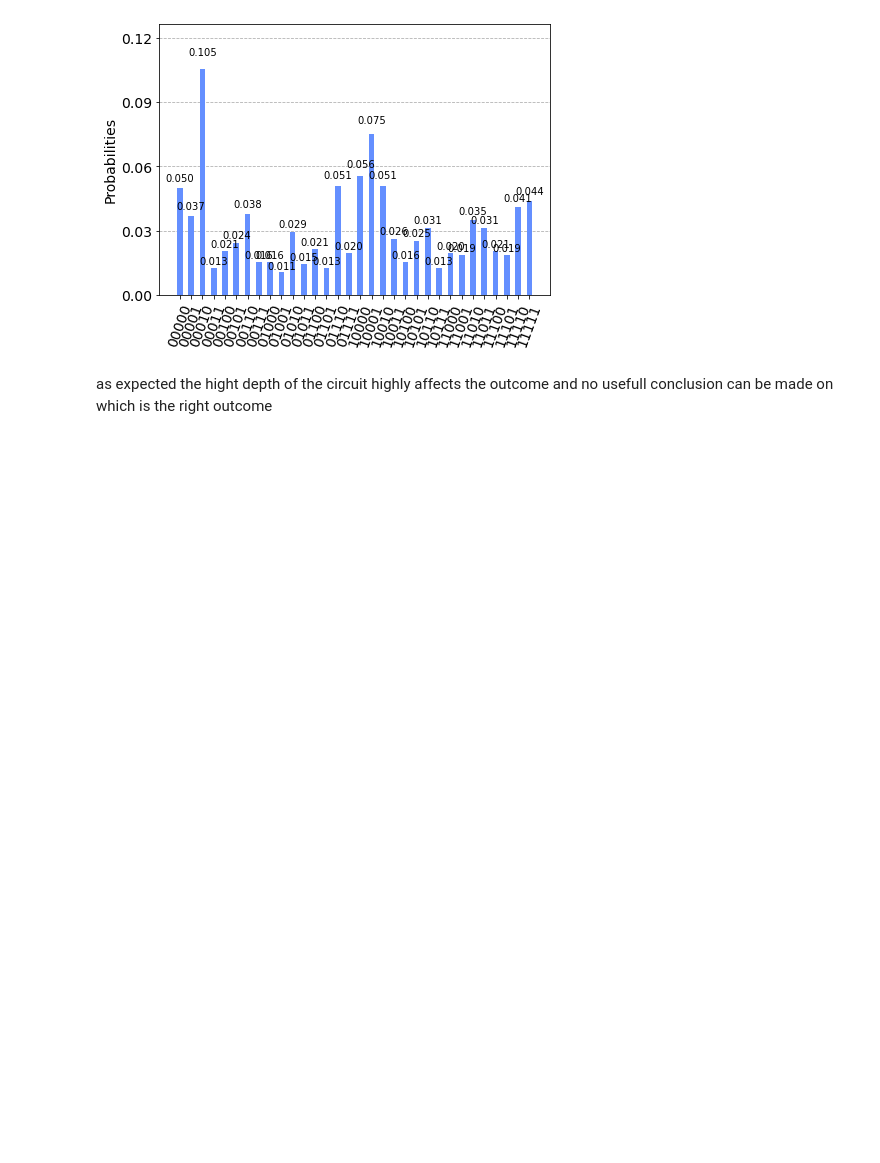
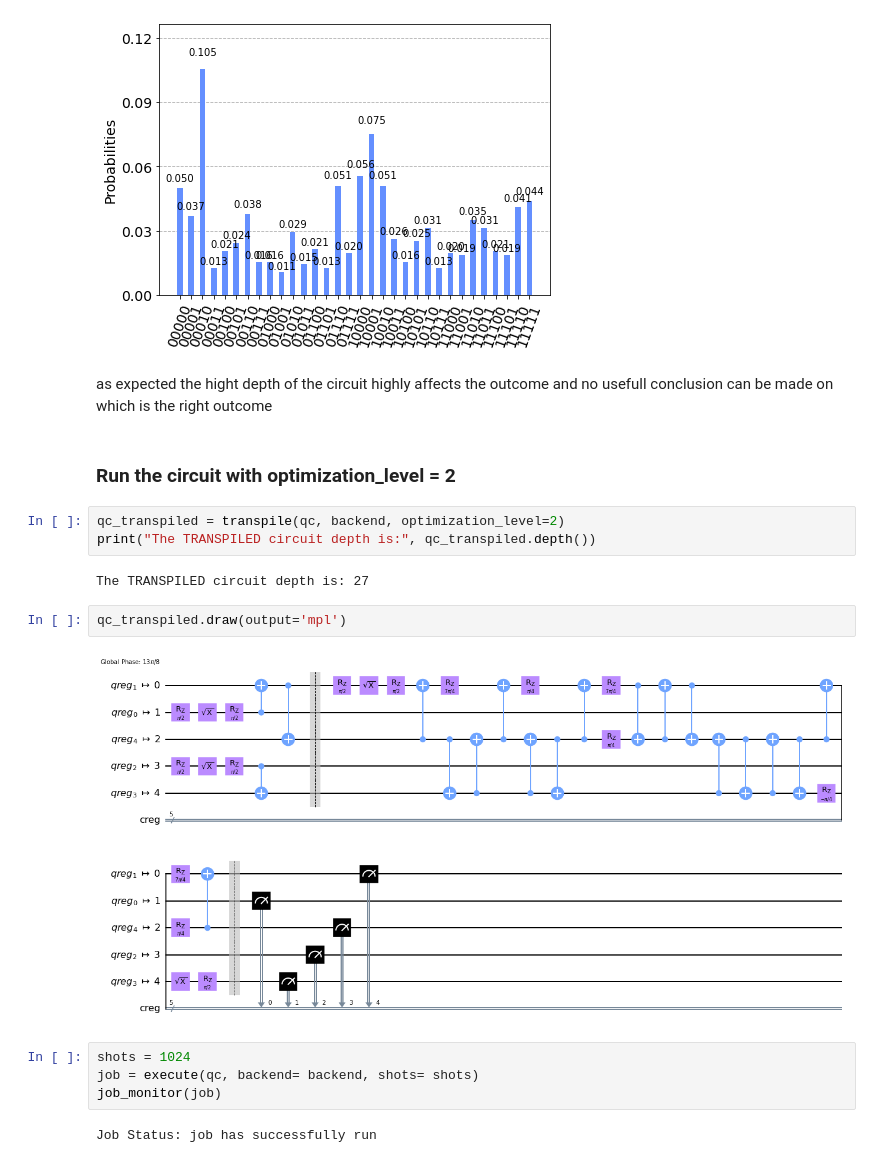
Before and after one commit to iliasgalanis/Investigate-Quantum-Volume, a Jupyter notebook: ibmq_5_yorktown/exp_5x26.ipynb, the cells around one changed output. Saved outputs shown, nothing was run; the diff lists cells and outputs as text; blank space fills up the shorter version.

Commit message:
Implement Optimization levels on 5x6 CCNOT qc

```diff
--- a/ibmq_5_yorktown/exp_5x26.ipynb
+++ b/ibmq_5_yorktown/exp_5x26.ipynb
@@ -102,3 +100,20 @@ plot_histogram(answer)
 [figure]
 # %% [markdown]
 as expected the hight depth of the circuit highly affects the outcome and no usefull conclusion can be made on which is the right outcome
+# %% [markdown]
+### Run the circuit with optimization_level = 2
+# %%
+qc_transpiled = transpile(qc, backend, optimization_level=2)
+print("The TRANSPILED circuit depth is:", qc_transpiled.depth())
+# %% [output]
+The TRANSPILED circuit depth is: 27
+# %%
+qc_transpiled.draw(output='mpl')
+# %% [output]
+[figure, added]
+# %%
+shots = 1024
+job = execute(qc, backend= backend, shots= shots)
+job_monitor(job)
+# %% [output]
+Job Status: job has successfully run
```
Also changed, not shown: parts of 8 cells of this notebook, 2 other files.
